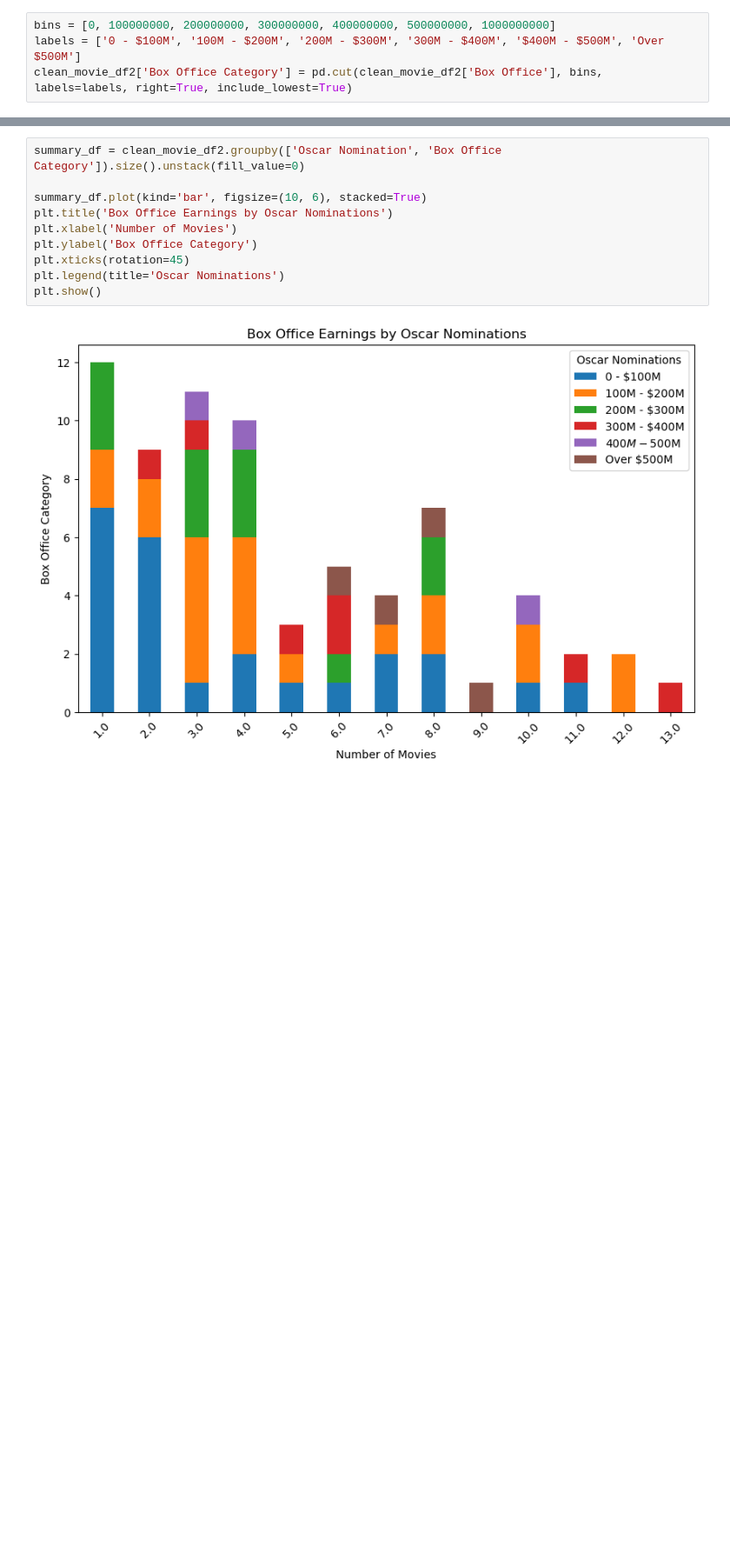
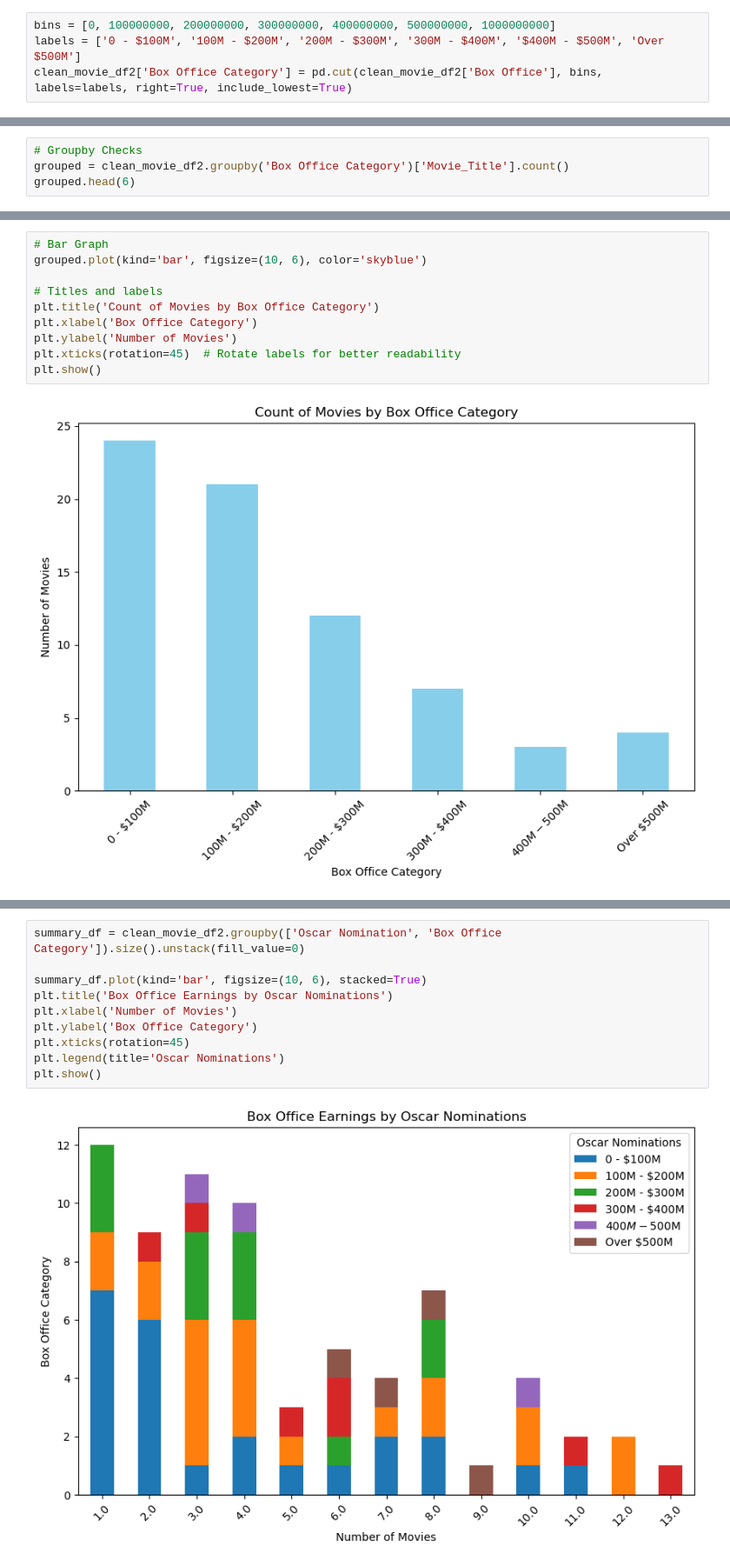
Before and after one commit to jvwastaken/Blockbuster-Breakdown, a Jupyter notebook: sloucel_analysis/movie_awards_analysis.ipynb, the cells around one changed output, grey strips where cells are left out. Shown at 87% size. Cells and saved outputs as stored; diff of their text form; blank space fills up the shorter version.

```diff
--- a/sloucel_analysis/movie_awards_analysis.ipynb
+++ b/sloucel_analysis/movie_awards_analysis.ipynb
@@ -84,0 +158,4 @@ clean_movie_df2.head(1)
+# %%
+# Groupby Checks
+grouped = clean_movie_df2.groupby('Box Office Category')['Movie_Title'].count()
+grouped.head(6)
@@ -84,0 +171,12 @@ clean_movie_df2.head(1)
+# %%
+# Bar Graph
+grouped.plot(kind='bar', figsize=(10, 6), color='skyblue')
+
+# Titles and labels
+plt.title('Count of Movies by Box Office Category')
+plt.xlabel('Box Office Category')
+plt.ylabel('Number of Movies')
+plt.xticks(rotation=45)  # Rotate labels for better readability
+plt.show()
+# %% [output]
+[figure, added]
```
Also changed, not shown: parts of 15 cells of this notebook, 4 other files.
